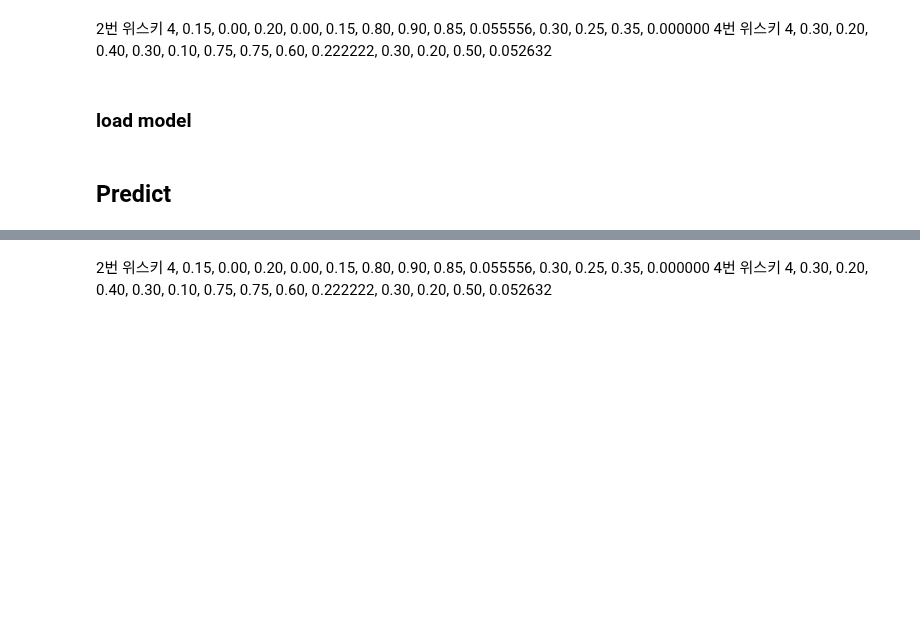
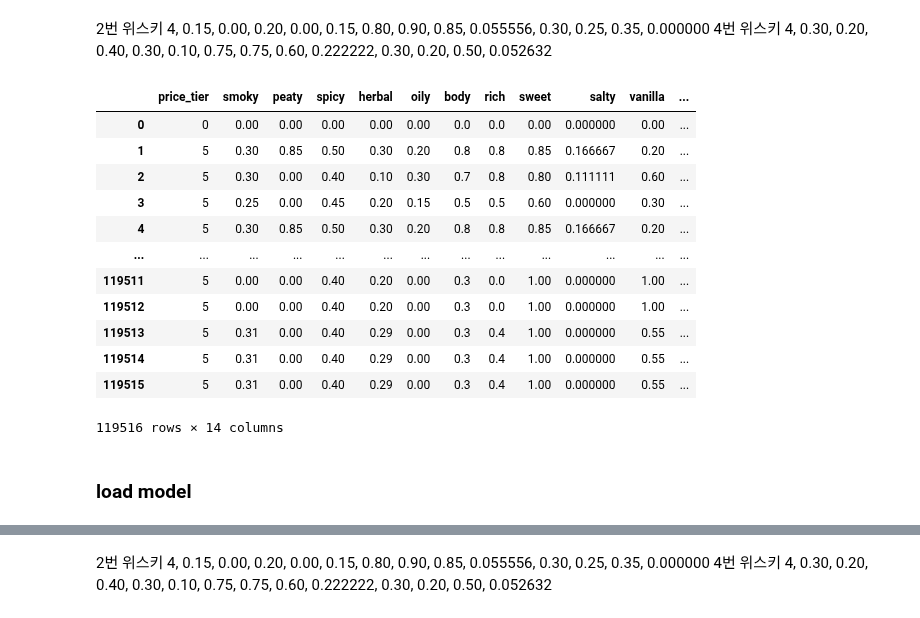
Before and after one commit to ludwings0330/Whizzle, a Jupyter notebook: model/v4/predict.ipynb, the cells around one changed output, grey strips where cells are left out. Drawn from its saved outputs; the diff is of its cells as text; code cells hidden in the pictures; blank space fills up the shorter version.

Commit message:
:bug: Fix: predict 로직 테스트 및 수정
Former-commit-id: 3c8773a1149e54a97c711ee4369ad67d24adda17
Former-commit-id: e0cbcfd2f36ed07923c292a36304c4d459d49d04

```diff
--- a/model/v4/predict.ipynb
+++ b/model/v4/predict.ipynb
@@ -42,8 +37,24 @@ user_features = csr_matrix(user_features)
-# %% [markdown]
-### load model
+# %%
+user_features = pd.read_csv("dataset/user_features.csv", index_col=0, encoding="UTF-8")
+# %%
+user_features
+# %% [output]
+|  | price_tier | smoky | peaty | spicy | herbal | oily | body | rich | sweet | salty | vanilla | ... |
+| 0 | 0 | 0.00 | 0.00 | 0.00 | 0.00 | 0.00 | 0.0 | 0.0 | 0.00 | 0.000000 | 0.00 | ... |
+| 1 | 5 | 0.30 | 0.85 | 0.50 | 0.30 | 0.20 | 0.8 | 0.8 | 0.85 | 0.166667 | 0.20 | ... |
+| 2 | 5 | 0.30 | 0.00 | 0.40 | 0.10 | 0.30 | 0.7 | 0.8 | 0.80 | 0.111111 | 0.60 | ... |
+| 3 | 5 | 0.25 | 0.00 | 0.45 | 0.20 | 0.15 | 0.5 | 0.5 | 0.60 | 0.000000 | 0.30 | ... |
+| 4 | 5 | 0.30 | 0.85 | 0.50 | 0.30 | 0.20 | 0.8 | 0.8 | 0.85 | 0.166667 | 0.20 | ... |
+| ... | ... | ... | ... | ... | ... | ... | ... | ... | ... | ... | ... | ... |
+| 119511 | 5 | 0.00 | 0.00 | 0.40 | 0.20 | 0.00 | 0.3 | 0.0 | 1.00 | 0.000000 | 1.00 | ... |
+| 119512 | 5 | 0.00 | 0.00 | 0.40 | 0.20 | 0.00 | 0.3 | 0.0 | 1.00 | 0.000000 | 1.00 | ... |
+| 119513 | 5 | 0.31 | 0.00 | 0.40 | 0.29 | 0.00 | 0.3 | 0.4 | 1.00 | 0.000000 | 0.55 | ... |
+| 119514 | 5 | 0.31 | 0.00 | 0.40 | 0.29 | 0.00 | 0.3 | 0.4 | 1.00 | 0.000000 | 0.55 | ... |
+| 119515 | 5 | 0.31 | 0.00 | 0.40 | 0.29 | 0.00 | 0.3 | 0.4 | 1.00 | 0.000000 | 0.55 | ... |
+119516 rows × 14 columns
+# %% [markdown]
+### load model
 # %%
 # Load the saved model
 with open('model/rec_model.pkl', 'rb') as f:
     model = pickle.load(f)
-# %% [markdown]
-## Predict
```
Also changed, not shown: parts of 27 cells of this notebook, 4 other files.
